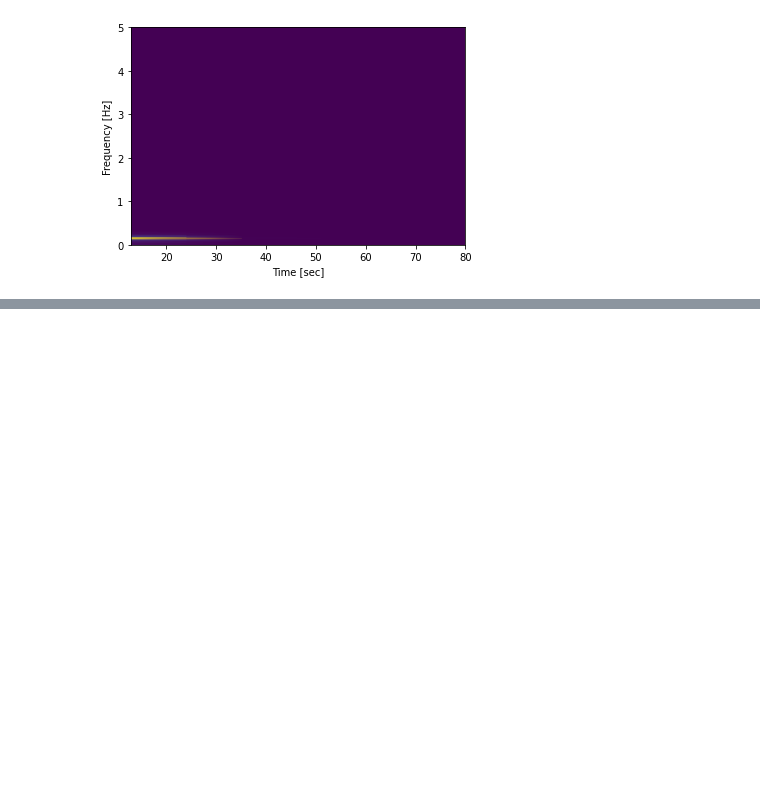
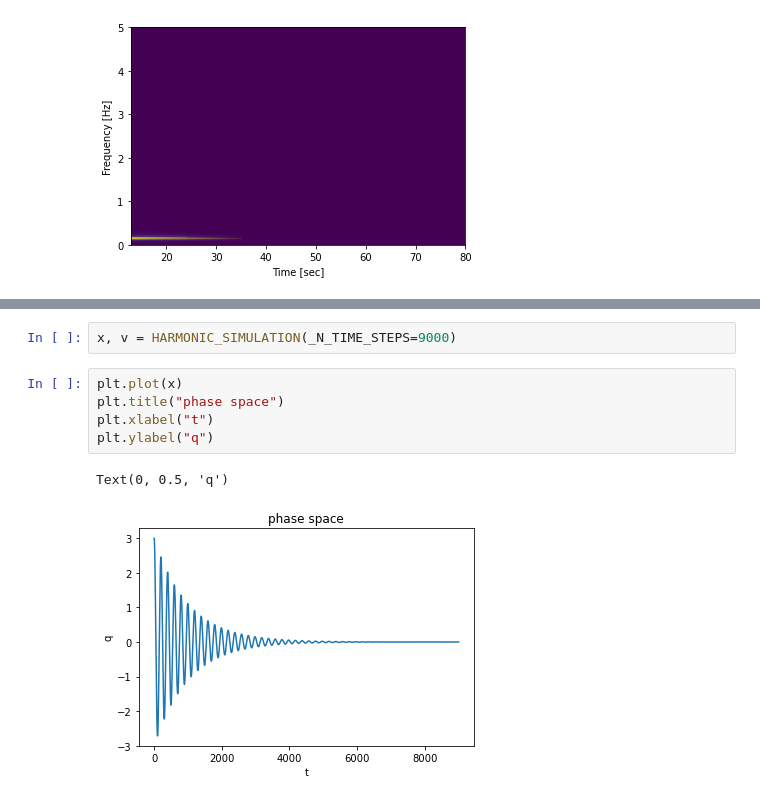
Before and after one commit to MichaelSkripalsh/Fluctuation-Dissipation-Theorem-NoteBooks, a Jupyter notebook: ForcedHarmonicOscillator.ipynb, the cells around one changed output, grey strips where cells are left out. Drawn from its saved outputs; the diff is of its cells as text; blank space fills up the shorter version.

```diff
--- a/ForcedHarmonicOscillator.ipynb
+++ b/ForcedHarmonicOscillator.ipynb
@@ -107,0 +205,10 @@ plt.show()
+# %%
+x, v = HARMONIC_SIMULATION(_N_TIME_STEPS=9000)
+# %%
+plt.plot(x)
+plt.title("phase space")
+plt.xlabel("t")
+plt.ylabel("q")
+# %% [output]
+Text(0, 0.5, 'q')
+[figure, added]
```
Also changed, not shown: parts of 25 cells of this notebook.
